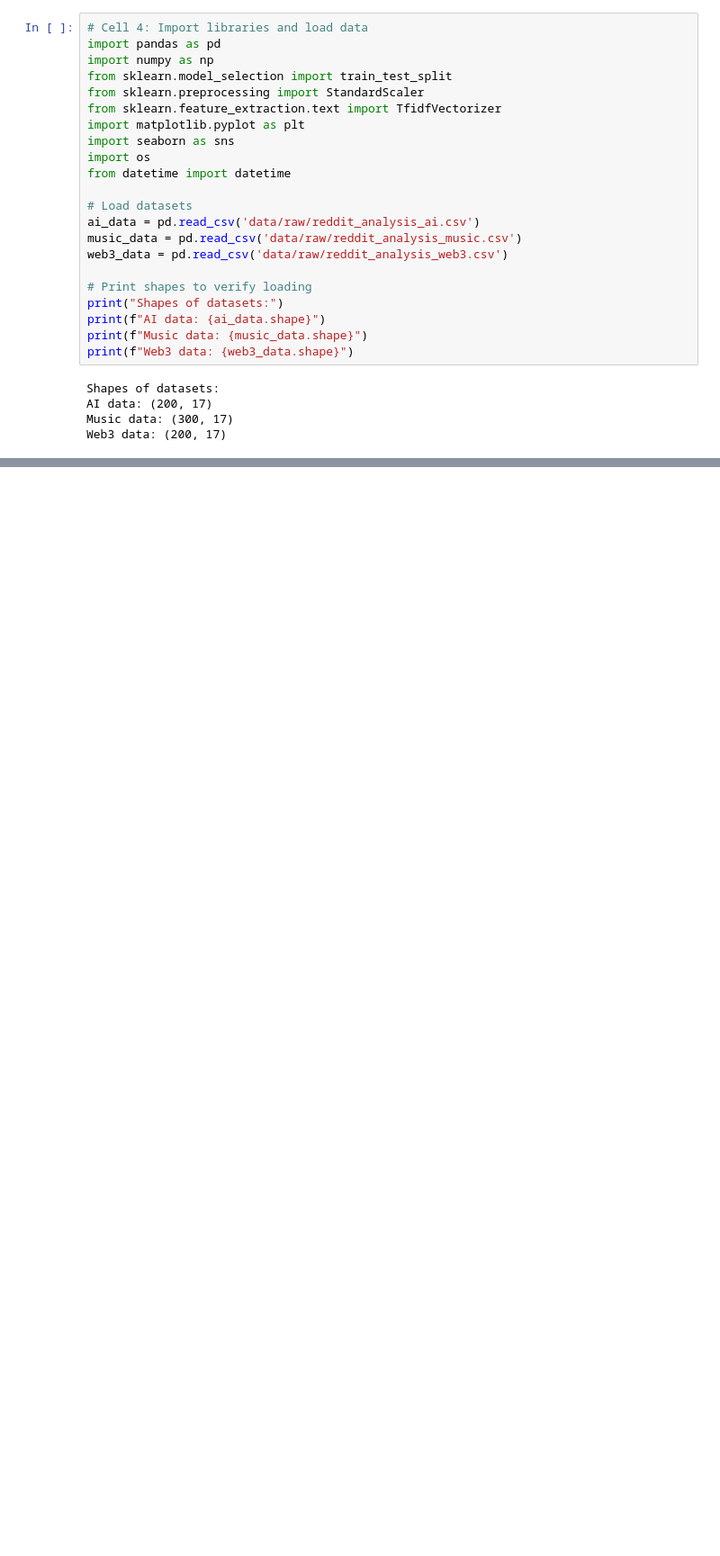
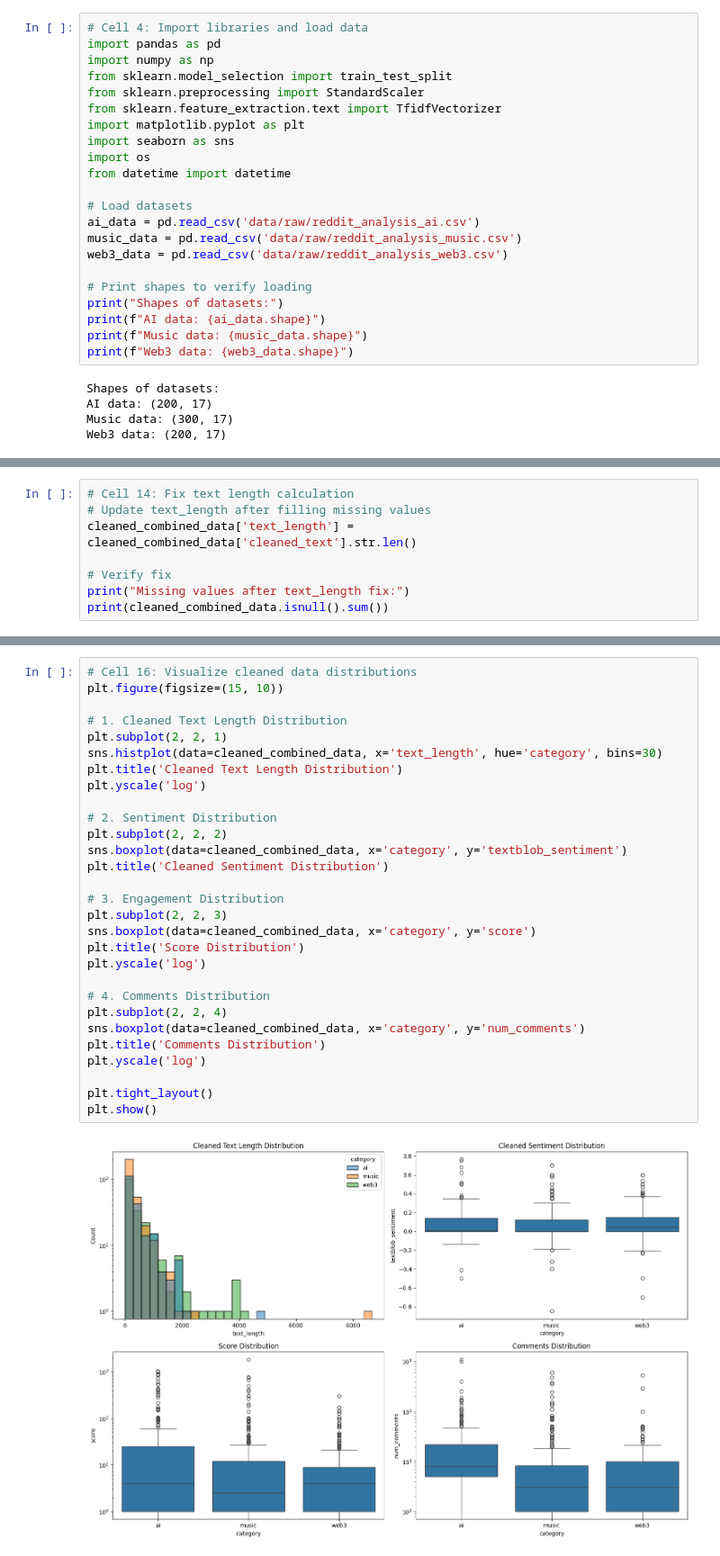
Before and after one commit to muhammmad-al/decentralized-ai-content-recommender, a Jupyter notebook: reddit_federated_recommender.ipynb, the cells around one changed output, grey strips where cells are left out. Shown at 90% size. Cells and saved outputs as stored; diff of their text form; blank space fills up the shorter version.

```diff
--- a/reddit_federated_recommender.ipynb
+++ b/reddit_federated_recommender.ipynb
@@ -91,0 +390,8 @@ nothing to commit, working tree clean
+# %%
+# Cell 14: Fix text length calculation
+# Update text_length after filling missing values
+cleaned_combined_data['text_length'] = cleaned_combined_data['cleaned_text'].str.len()
+
+# Verify fix
+print("Missing values after text_length fix:")
+print(cleaned_combined_data.isnull().sum())
@@ -91,0 +419,31 @@ nothing to commit, working tree clean
+# %%
+# Cell 16: Visualize cleaned data distributions
+plt.figure(figsize=(15, 10))
+
+# 1. Cleaned Text Length Distribution
+plt.subplot(2, 2, 1)
+sns.histplot(data=cleaned_combined_data, x='text_length', hue='category', bins=30)
+plt.title('Cleaned Text Length Distribution')
+plt.yscale('log')
+
+# 2. Sentiment Distribution
+plt.subplot(2, 2, 2)
+sns.boxplot(data=cleaned_combined_data, x='category', y='textblob_sentiment')
+plt.title('Cleaned Sentiment Distribution')
+
+# 3. Engagement Distribution
+plt.subplot(2, 2, 3)
+sns.boxplot(data=cleaned_combined_data, x='category', y='score')
+plt.title('Score Distribution')
+plt.yscale('log')
+
+# 4. Comments Distribution
+plt.subplot(2, 2, 4)
+sns.boxplot(data=cleaned_combined_data, x='category', y='num_comments')
+plt.title('Comments Distribution')
+plt.yscale('log')
+
+plt.tight_layout()
+plt.show()
+# %% [output]
+[figure, added]
```
Also changed, not shown: parts of 17 cells of this notebook.
